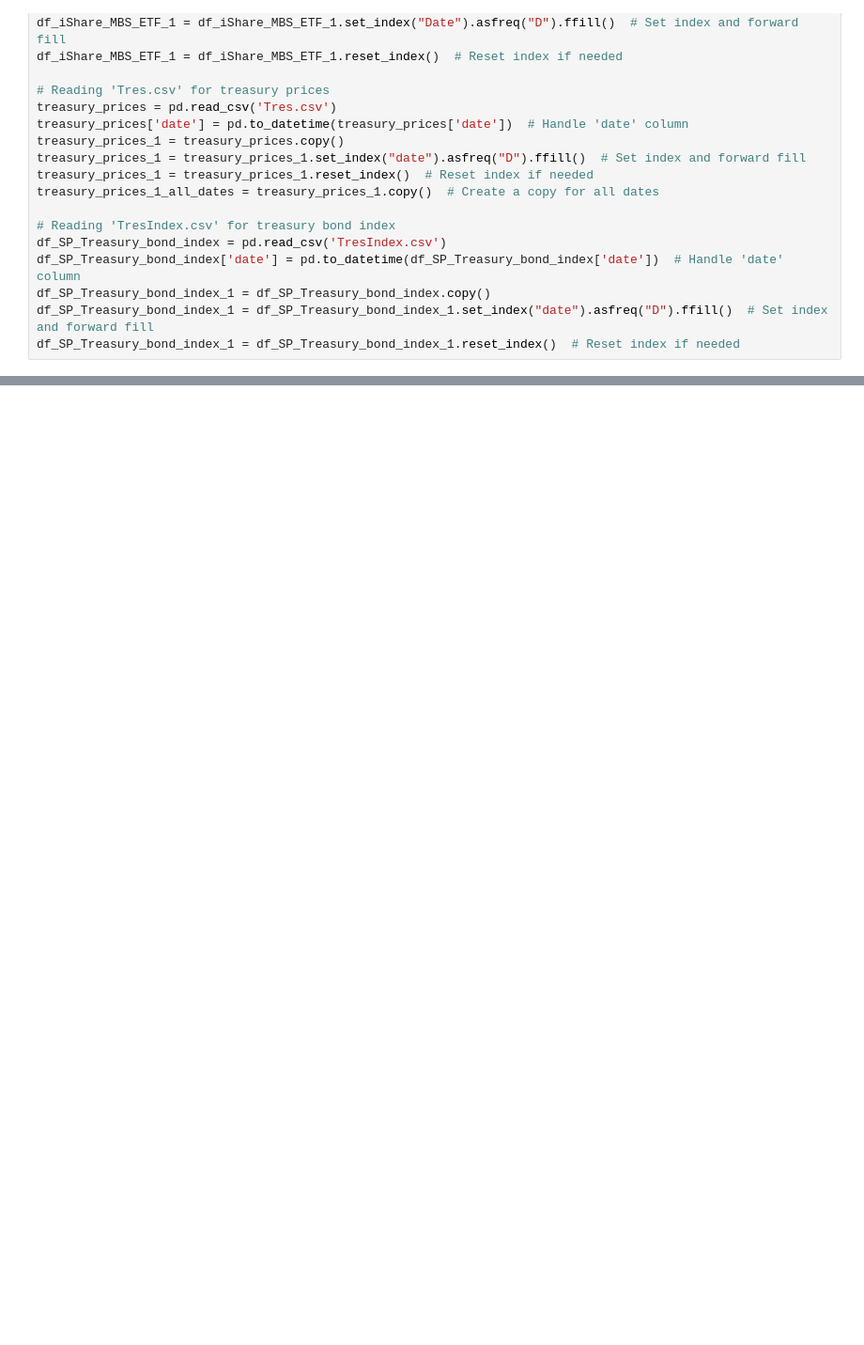
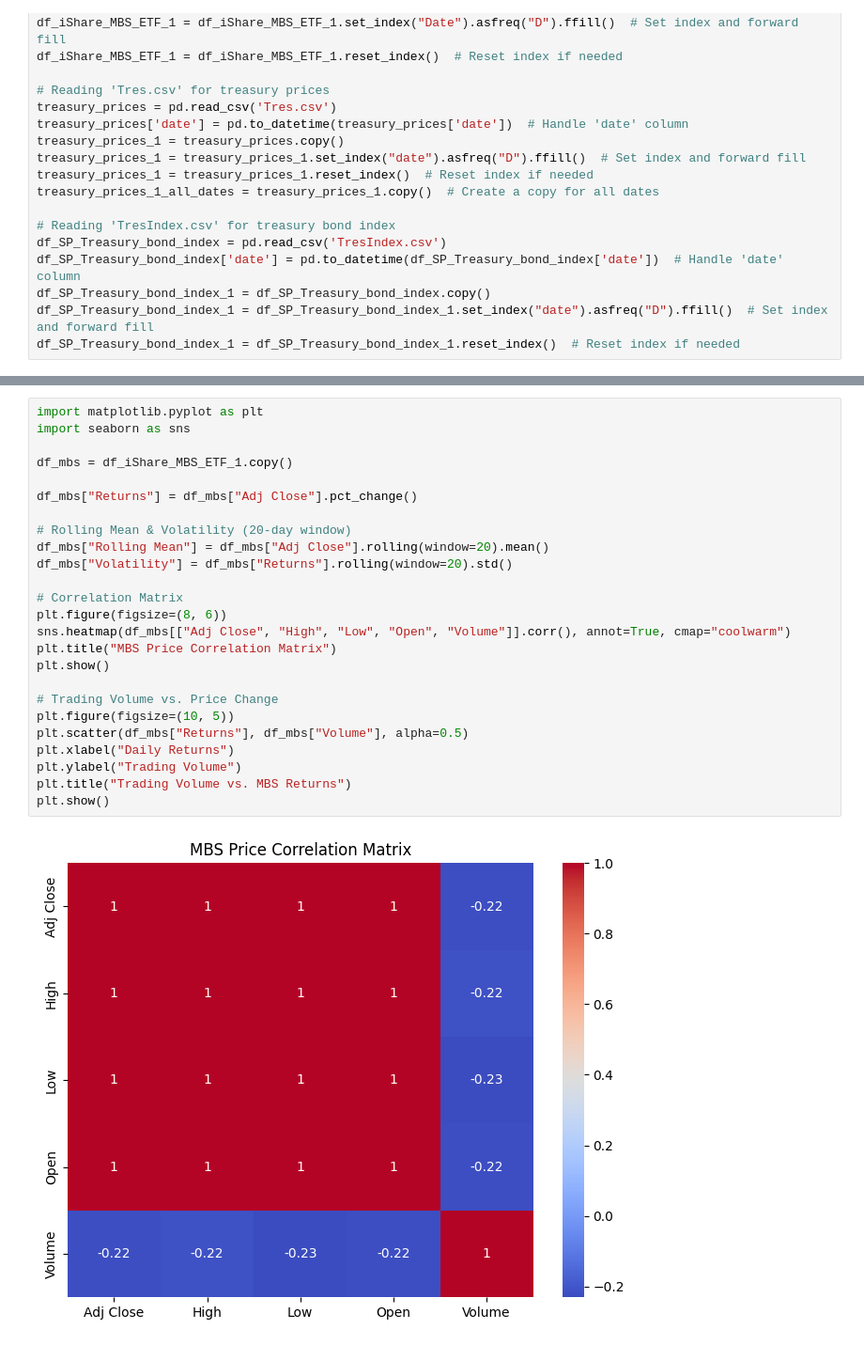
Before and after one commit to xitaram/Final_Project_P2, a Jupyter notebook: src/5.Table1.ipynb, the cells around one changed output, grey strips where cells are left out. Shown: that part at 94% size. Cells and saved outputs as stored; diff of their text form; blank space fills up the shorter version.

```diff
--- a/src/5.Table1.ipynb
+++ b/src/5.Table1.ipynb
@@ -48,0 +77,27 @@ df_SP_Treasury_bond_index_1 = df_SP_Treasury_bond_index_1.reset_index()  # Reset
+# %%
+import matplotlib.pyplot as plt
+import seaborn as sns
+
+df_mbs = df_iShare_MBS_ETF_1.copy()
+
+df_mbs["Returns"] = df_mbs["Adj Close"].pct_change()
+
+# Rolling Mean & Volatility (20-day window)
+df_mbs["Rolling Mean"] = df_mbs["Adj Close"].rolling(window=20).mean()
+df_mbs["Volatility"] = df_mbs["Returns"].rolling(window=20).std()
+
+# Correlation Matrix
+plt.figure(figsize=(8, 6))
+sns.heatmap(df_mbs[["Adj Close", "High", "Low", "Open", "Volume"]].corr(), annot=True, cmap="coolwarm")
+plt.title("MBS Price Correlation Matrix")
+plt.show()
+
+# Trading Volume vs. Price Change
+plt.figure(figsize=(10, 5))
+plt.scatter(df_mbs["Returns"], df_mbs["Volume"], alpha=0.5)
+plt.xlabel("Daily Returns")
+plt.ylabel("Trading Volume")
+plt.title("Trading Volume vs. MBS Returns")
+plt.show()
+# %% [output]
+[figure, added]
```
Also changed, not shown: parts of 11 cells of this notebook.
